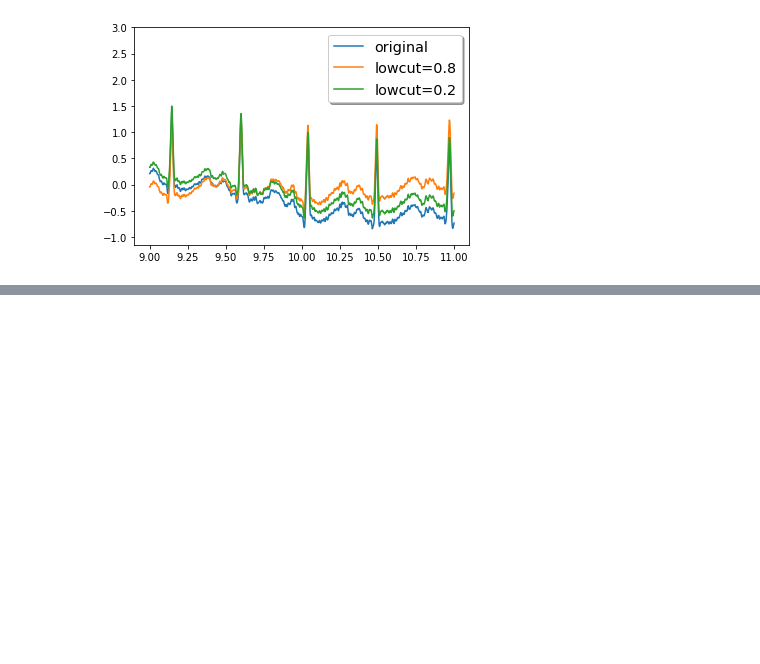
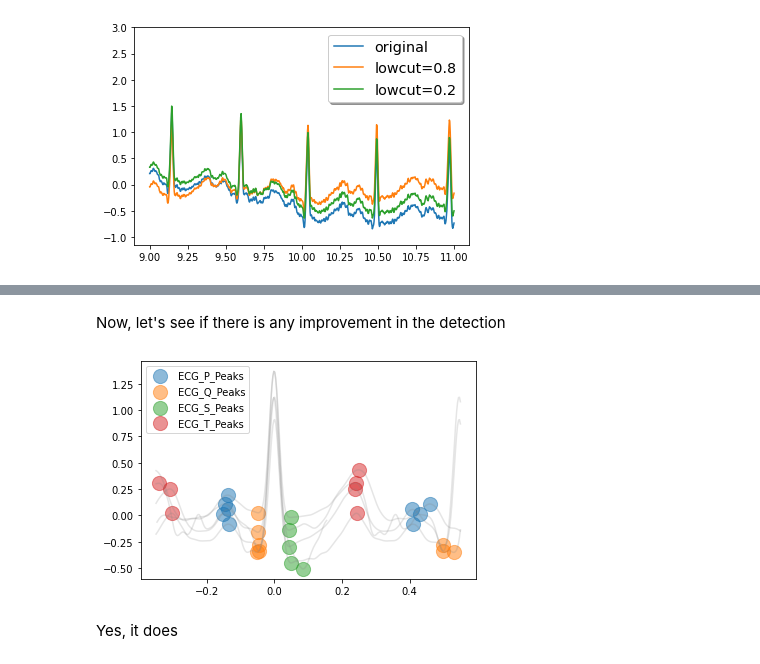
Before and after one commit to aovladi/cs697, a Jupyter notebook: CS480_Assignment_1.ipynb, the cells around one changed output, grey strips where cells are left out. Drawn from its saved outputs; the diff is of its cells as text; code cells hidden in the pictures; blank space fills up the shorter version.

```diff
--- a/CS480_Assignment_1.ipynb
+++ b/CS480_Assignment_1.ipynb
@@ -223,5 +241,15 @@ plt.show()
+# %%
+cleaned_signal = nk.signal_filter(ecg, lowcut=0.8, highcut=50.0)
+# %% [markdown]
+Now, let's see if there is any improvement in the detection
+# %%
+_, waves_peak = nk.ecg_delineate(cleaned_signal[:1000], rpeaks['ECG_R_Peaks'][:5], sampling_rate=SAMPLING_RATE, show=True, show_type='peaks')
+# %% [output]
+[figure, added]
 # %%
 # TODO Does the filtering improve the result? ()
+# %% [markdown]
+Yes, it does
 # %%
 #
 # Great job!!
```
Also changed, not shown: parts of 29 cells of this notebook.
